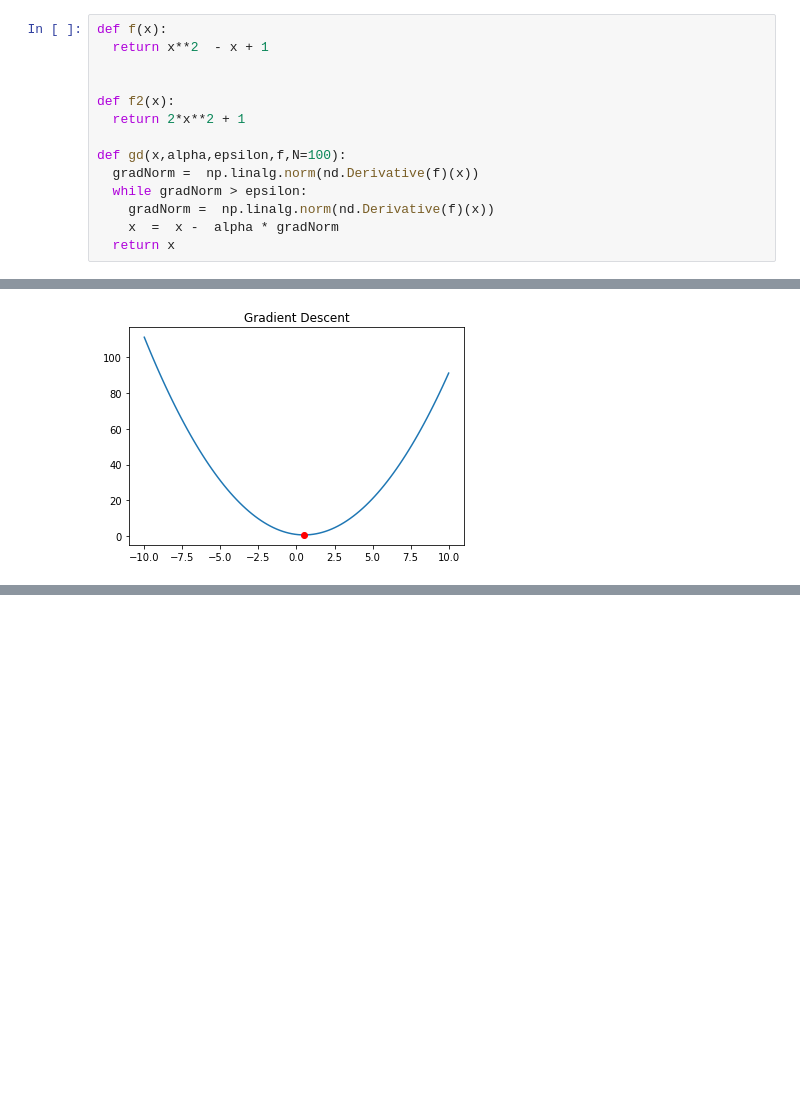
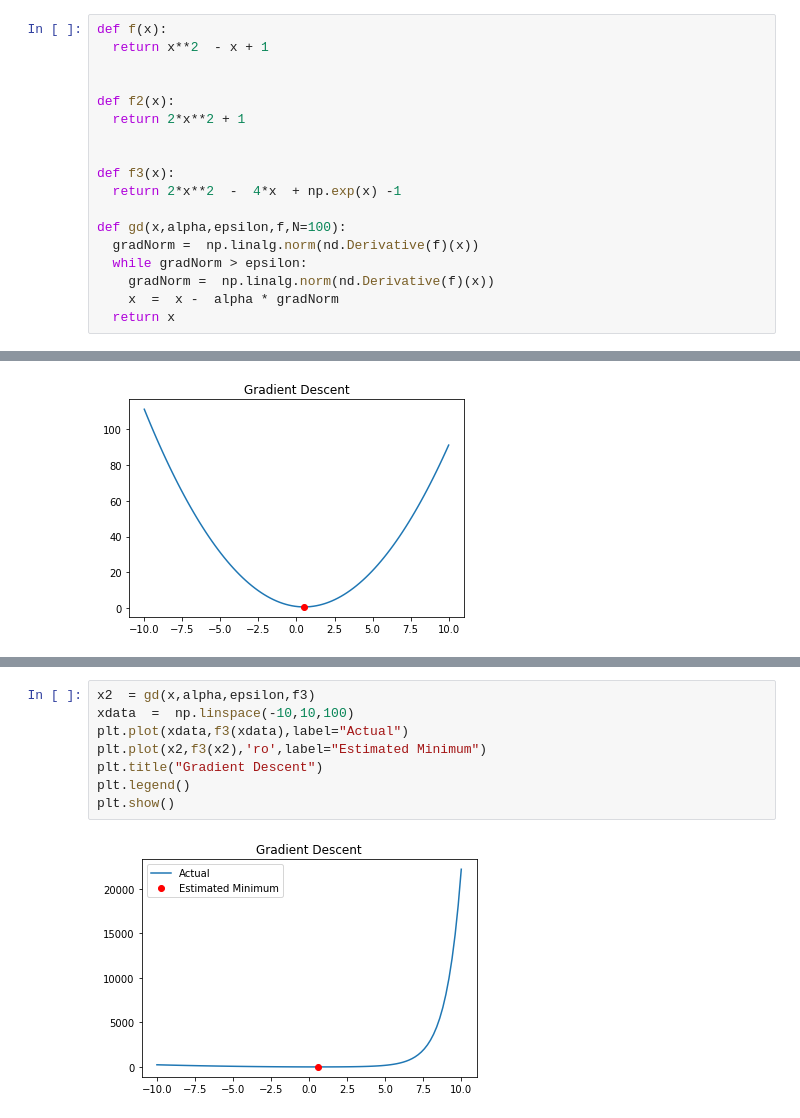
Before and after one commit to yusufbrima/AIMS, a Jupyter notebook: Lectures/Review Phase/Block 8/Optimisation/Labs/22032021/Yusuf_Brima_Gradient_Descent.ipynb, the cells around one changed output, grey strips where cells are left out. Cells and saved outputs as stored; diff of their text form; blank space fills up the shorter version.

```diff
--- a/Lectures/Review Phase/Block 8/Optimisation/Labs/22032021/Yusuf_Brima_Gradient_Descent.ipynb
+++ b/Lectures/Review Phase/Block 8/Optimisation/Labs/22032021/Yusuf_Brima_Gradient_Descent.ipynb
@@ -20,6 +12,10 @@ def f(x):
 def f2(x):
   return 2*x**2 + 1
 
+
+def f3(x):
+  return 2*x**2  -  4*x  + np.exp(x) -1
+
 def gd(x,alpha,epsilon,f,N=100):
   gradNorm =  np.linalg.norm(nd.Derivative(f)(x))
   while gradNorm > epsilon:
@@ -51,0 +49,10 @@ plt.show()
+# %%
+x2  = gd(x,alpha,epsilon,f3)
+xdata  =  np.linspace(-10,10,100)
+plt.plot(xdata,f3(xdata),label="Actual")
+plt.plot(x2,f3(x2),'ro',label="Estimated Minimum")
+plt.title("Gradient Descent")
+plt.legend()
+plt.show()
+# %% [output]
+[figure, added]
```
Also changed, not shown: parts of 5 cells of this notebook, 12 other files.
